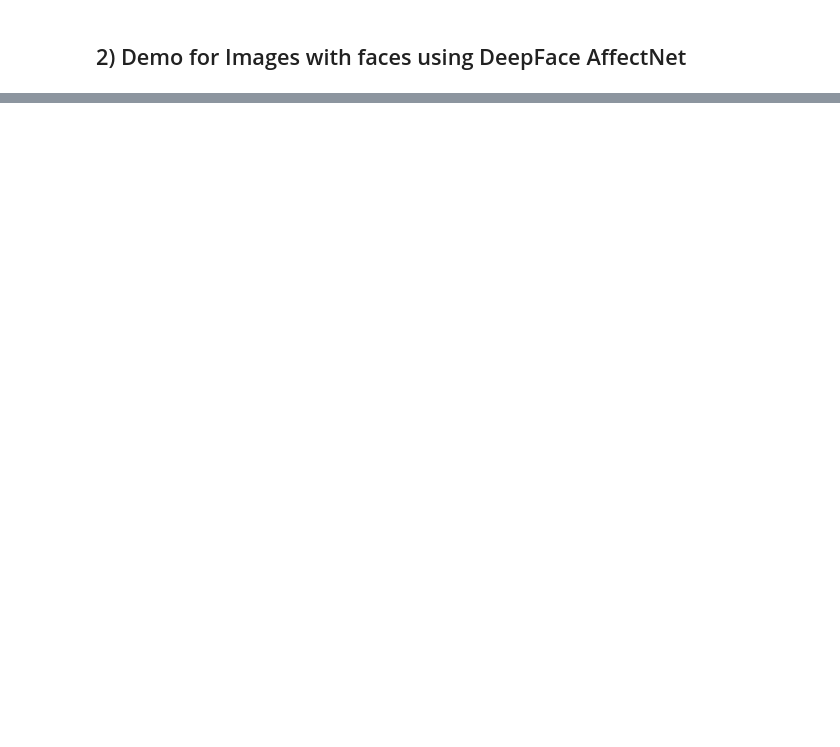
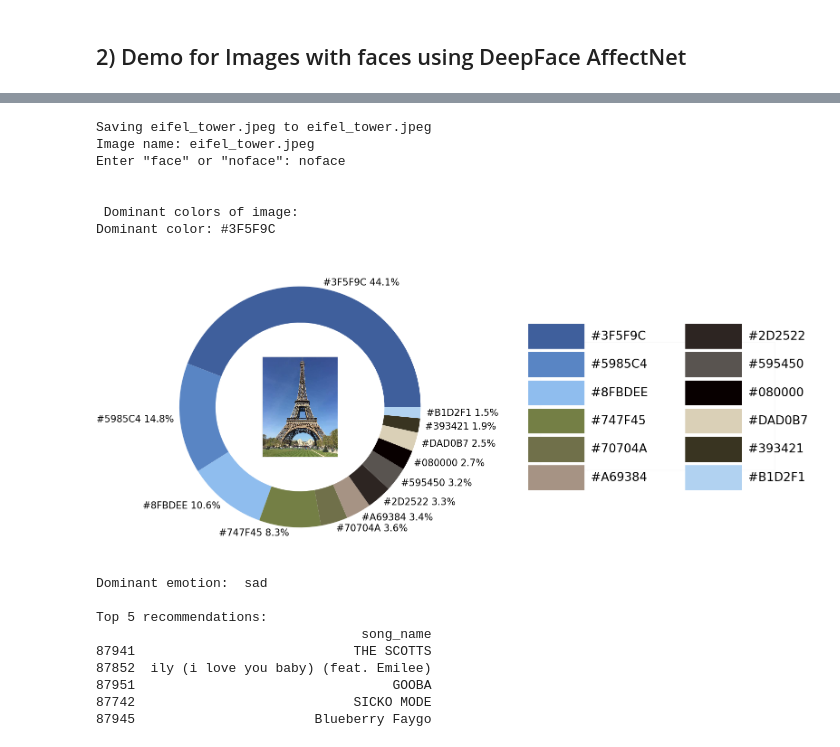
Before and after one commit to rajshirolkar/ImageBasedMusicRecommenderSystem, a Jupyter notebook: DSP_final.ipynb, the cells around one changed output, grey strips where cells are left out. Saved outputs shown, nothing was run; the diff lists cells and outputs as text; code cells hidden in the pictures; blank space fills up the shorter version.

```diff
--- a/DSP_final.ipynb
+++ b/DSP_final.ipynb
@@ -227,7 +233,7 @@ from sklearn.cluster import KMeans
 import numpy as np
 
 # read image
-image = io.imread('image2.jpeg')
+image = io.imread('test_images/image2.jpeg')
 
 # reshape image to a 2D array of pixels and 3 color values (RGB)
 pixel_values = image.reshape((-1, 3))
@@ -752,0 +627,17 @@ print(getEmotionFromImage("/content/image4.jpg", "face"))
+# %%
+from google.colab import files
+from PIL import Image
+
+uploaded = files.upload()
+image_name = next(iter(uploaded.keys()))
+image = Image.open(image_name)
+print(f'Image name: {image_name}')
+
+face_or_noface = input('Enter "face" or "noface": ')
+if face_or_noface == 'face':
+    print(getEmotionFromImage(image_name, "face"))
+elif face_or_noface == 'noface':
+    recommendSong(image_name)
+else:
+    print('Invalid input. Please enter either "face" or "noface".')
+# %% [output]
@@ -752,0 +645,17 @@ print(getEmotionFromImage("/content/image4.jpg", "face"))
+Saving eifel_tower.jpeg to eifel_tower.jpeg
+Image name: eifel_tower.jpeg
+Enter "face" or "noface": noface
+
+
+ Dominant colors of image:
+Dominant color: #3F5F9C
+[figure, added]
+Dominant emotion:  sad
+
+Top 5 recommendations:
+                                  song_name
+87941                            THE SCOTTS
+87852  ily (i love you baby) (feat. Emilee)
+87951                                 GOOBA
+87742                            SICKO MODE
+87945                       Blueberry Faygo
```
Also changed, not shown: parts of 26 cells of this notebook.
